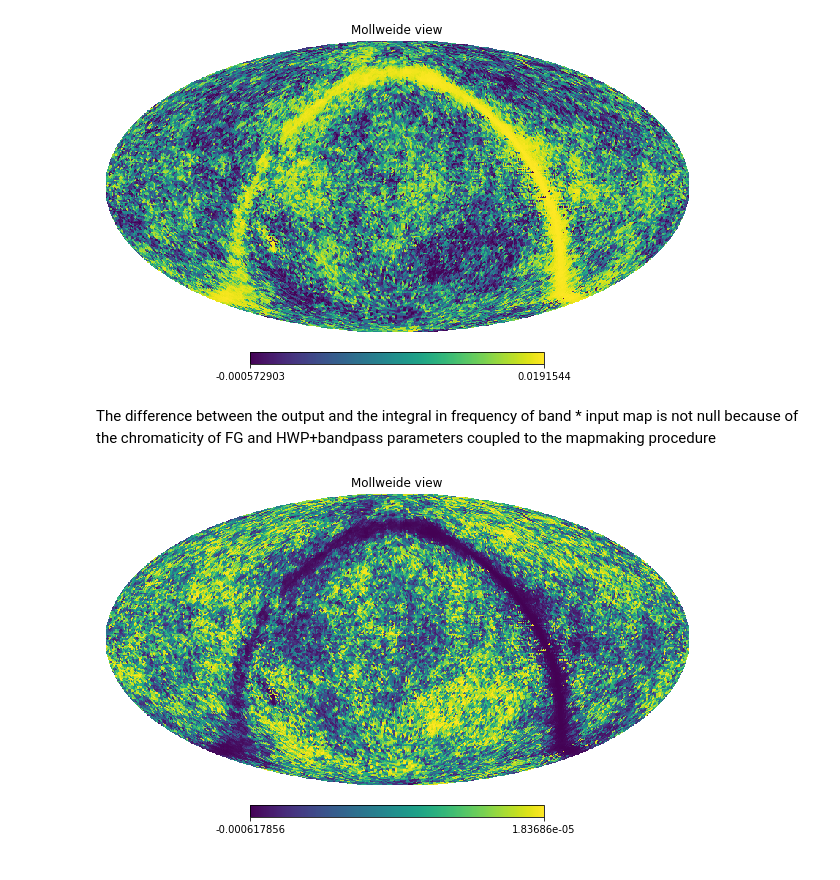
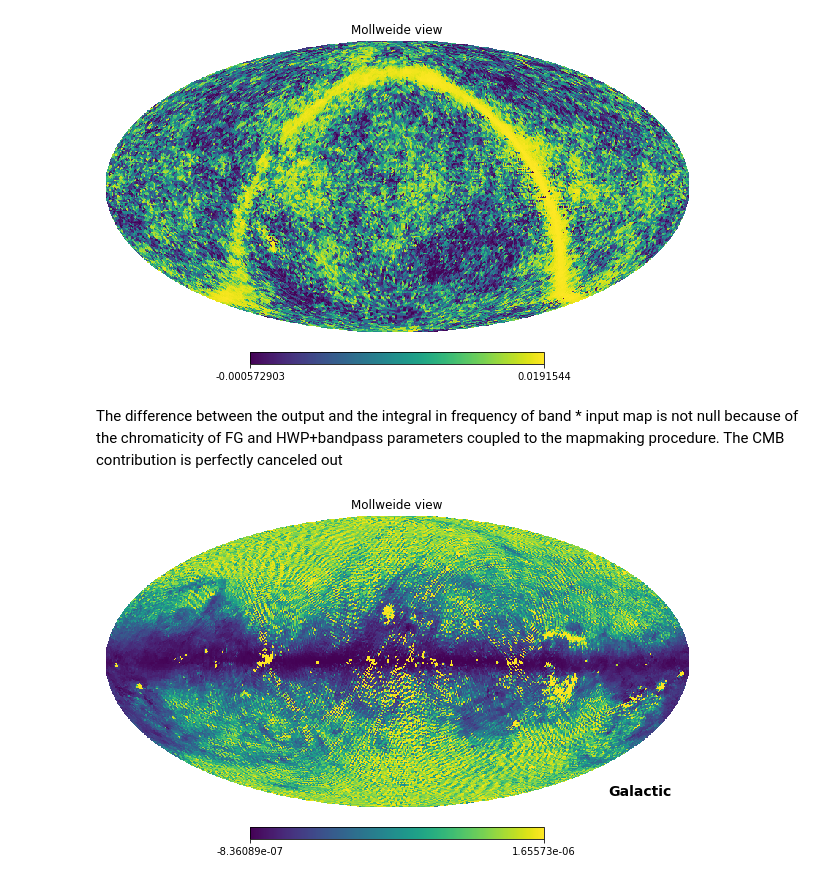
Before and after one commit to litebird/litebird_sim, a Jupyter notebook: litebird_sim/out_of_band_analysis/examples/simple_scan.ipynb, the cells around one changed output. Cells and saved outputs as stored; diff of their text form; code cells hidden in the pictures.

```diff
--- a/litebird_sim/out_of_band_analysis/examples/simple_scan.ipynb
+++ b/litebird_sim/out_of_band_analysis/examples/simple_scan.ipynb
@@ -540,6 +540,7 @@ hwp_sys_band = lbs.HwpSysAndBandpass(sim)
 hwp_sys_band.set_parameters(#maps=maps,    # ---> to use without band integration
                        integrate_in_band=True,
                        correct_in_solver=True,
+                       integrate_in_band_solver = True,
                        built_map_on_the_fly=True,
                        nside=nside,
                        bandpass_parameters={'low edge': 96,
@@ -604,8 +605,8 @@ hp.mollview(summed_maps[0], norm = 'hist')
 # %% [output]
 [figure]
 # %% [markdown]
-The difference between the output and the integral in frequency of band * input map is not null because of the chromaticity of FG and HWP+bandpass parameters coupled to the mapmaking procedure
+The difference between the output and the integral in frequency of band * input map is not null because of the chromaticity of FG and HWP+bandpass parameters coupled to the mapmaking procedure. The CMB contribution is perfectly canceled out
 # %%
-hp.mollview(maps[0]-summed_maps[0], norm = 'hist')
+hp.mollview(maps[0]-summed_maps[0], norm = 'hist', coord = ['E','G'])
 # %% [output]
-[figure, old version]
+[figure, new version]
```
Also changed, not shown: parts of 10 cells of this notebook.
